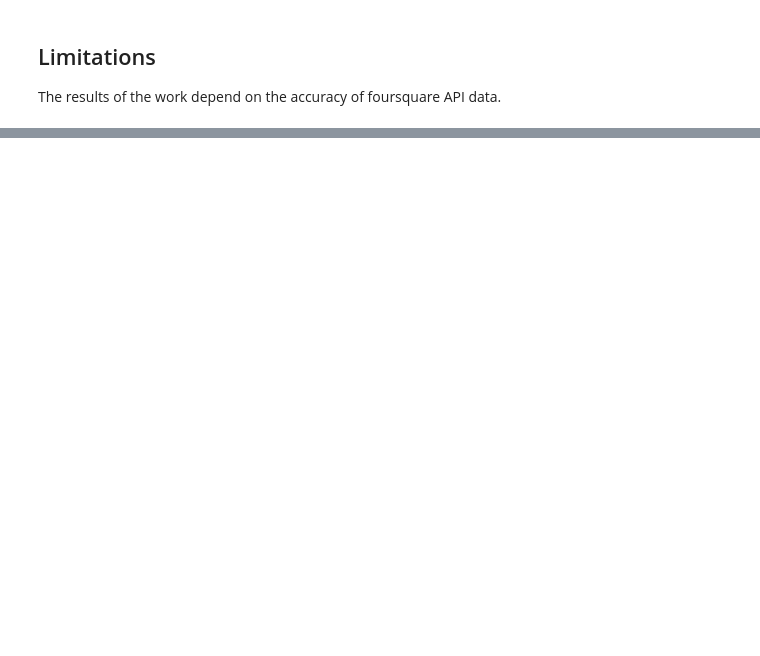
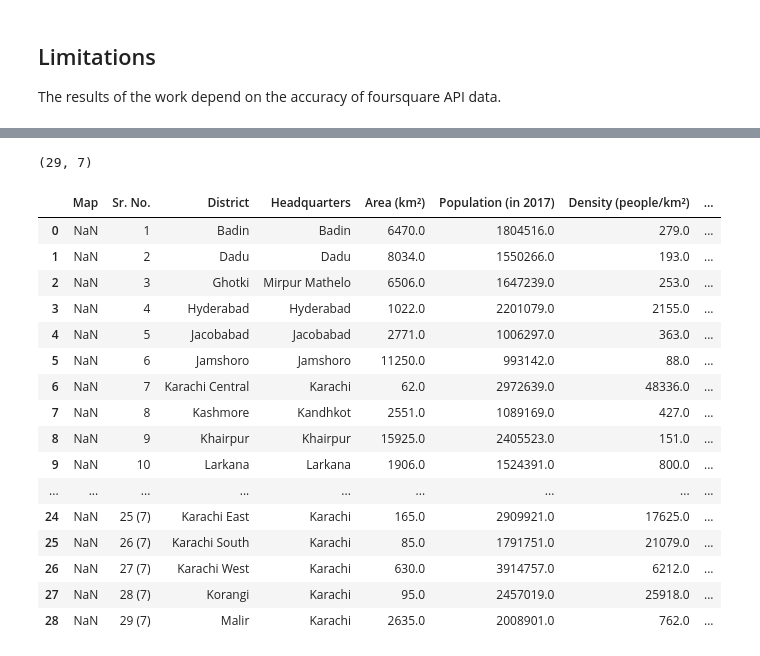
Before and after one commit to rhasnani/coursera-capstone, a Jupyter notebook: Capstone Final Submission Notebook.ipynb, the cells around one changed output, grey strips where cells are left out. Cells and saved outputs as stored; diff of their text form; code cells hidden in the pictures; blank space fills up the shorter version.

```diff
--- a/Capstone Final Submission Notebook.ipynb
+++ b/Capstone Final Submission Notebook.ipynb
@@ -21,0 +46,62 @@ The results of the work depend on the accuracy of foursquare API data.
+# %%
+# Webpage url
+url = 'https://en.wikipedia.org/wiki/Districts_of_Sindh'
+
+# Extract tables
+dfs = pd.read_html(url)
+
+df = dfs[0]
+df.dropna(how='all',inplace=True)
+print(df.shape)
+#print(df.columns)
+#print(len(df.index))
+# %% [output]
+(29, 7)
+# %%
+# fix district names
+df.loc[(df.District == 'Naushahro Firoze'), 'District'] = 'Naushahro Feroze'
+df.loc[(df.District == 'Shaheed Benazirabad (formerly Nawabshah)'), 'District'] = 'Nawabshah'
+df.loc[(df.District == 'Umerkot'), 'District'] = 'Umarkot'
+df.loc[(df.District == 'Qambar Shahdadkot'), 'District'] = 'Qambar'
+# %%
+# let's see whether we can get coordinates from geopy
+
+df['lng'] = 0.0
+df['lat'] = 0.0
+df.columns
+
+for ind in range(len(df.index)):
+    #print(ind)
+    name = df.at[ind, 'District']
+    address = name +', Sindh, Pakistan'
+
+    geolocator = Nominatim(user_agent="pakistan")
+    location = geolocator.geocode(address)
+    if location is None:
+        print('The geographical coordinate of District {} are not found!'.format(name))
+    else:
+        latitude = location.latitude
+        longitude = location.longitude
+        #print('The geograpical coordinate of District {} are {}, {}.'.format(name, latitude, longitude))
+        df.at[ind, 'lng'] = longitude
+        df.at[ind, 'lat'] = latitude
+
+df
+# %% [output]
+|  | Map | Sr. No. | District | Headquarters | Area (km²) | Population (in 2017) | Density (people/km²) | ... |
+| 0 | NaN | 1 | Badin | Badin | 6470.0 | 1804516.0 | 279.0 | ... |
+| 1 | NaN | 2 | Dadu | Dadu | 8034.0 | 1550266.0 | 193.0 | ... |
+| 2 | NaN | 3 | Ghotki | Mirpur Mathelo | 6506.0 | 1647239.0 | 253.0 | ... |
+| 3 | NaN | 4 | Hyderabad | Hyderabad | 1022.0 | 2201079.0 | 2155.0 | ... |
+| 4 | NaN | 5 | Jacobabad | Jacobabad | 2771.0 | 1006297.0 | 363.0 | ... |
+| 5 | NaN | 6 | Jamshoro | Jamshoro | 11250.0 | 993142.0 | 88.0 | ... |
+| 6 | NaN | 7 | Karachi Central | Karachi | 62.0 | 2972639.0 | 48336.0 | ... |
+| 7 | NaN | 8 | Kashmore | Kandhkot | 2551.0 | 1089169.0 | 427.0 | ... |
+| 8 | NaN | 9 | Khairpur | Khairpur | 15925.0 | 2405523.0 | 151.0 | ... |
+| 9 | NaN | 10 | Larkana | Larkana | 1906.0 | 1524391.0 | 800.0 | ... |
+| ... | ... | ... | ... | ... | ... | ... | ... | ... |
+| 24 | NaN | 25 (7) | Karachi East | Karachi | 165.0 | 2909921.0 | 17625.0 | ... |
+| 25 | NaN | 26 (7) | Karachi South | Karachi | 85.0 | 1791751.0 | 21079.0 | ... |
+| 26 | NaN | 27 (7) | Karachi West | Karachi | 630.0 | 3914757.0 | 6212.0 | ... |
+| 27 | NaN | 28 (7) | Korangi | Karachi | 95.0 | 2457019.0 | 25918.0 | ... |
+| 28 | NaN | 29 (7) | Malir | Karachi | 2635.0 | 2008901.0 | 762.0 | ... |
```
Also changed, not shown: parts of 12 cells of this notebook.
